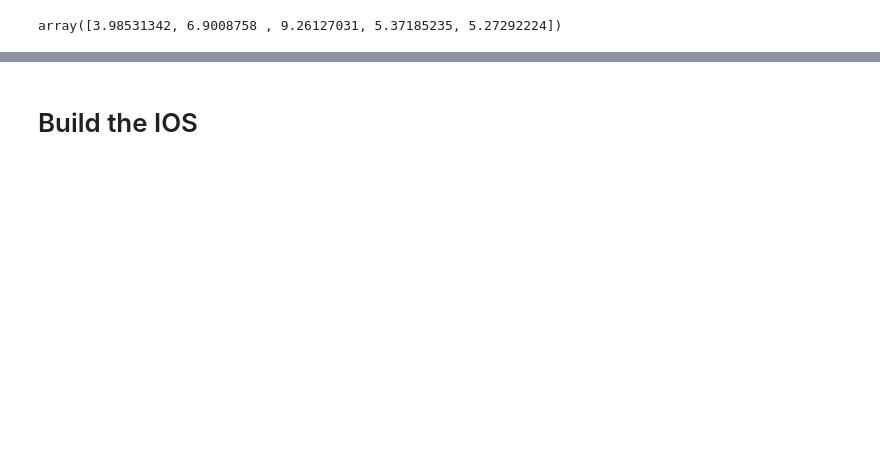
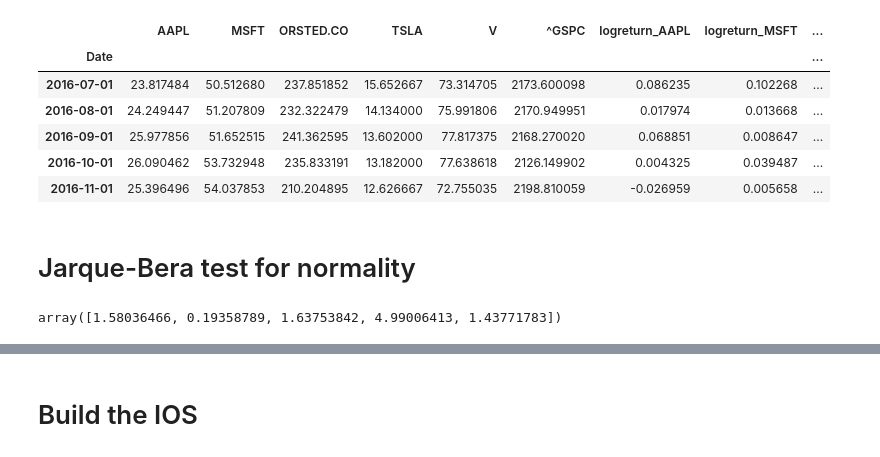
Before and after one commit to DennisSackmann/ProblemSet-1, a Jupyter notebook: main.ipynb, the cells around one changed output, grey strips where cells are left out. Cells and saved outputs as stored; diff of their text form; code cells hidden in the pictures; blank space fills up the shorter version.

```diff
--- a/main.ipynb
+++ b/main.ipynb
@@ -37,7 +29,29 @@ With an alpha of 0.05
+# %%
+#get log-return
+
+ticker = ['AAPL', 'MSFT', 'TSLA', 'ORSTED.CO', 'V', '^GSPC']
+
+for i in range(len(ticker)):
+    data.loc[:, "logreturn_" + ticker[i]] = np.log(data[ticker[i]]) - np.log(data[ticker[i]].shift())
+
+data = data.dropna()
+
+data.head()
+# %% [output]
+|  | AAPL | MSFT | ORSTED.CO | TSLA | V | ^GSPC | logreturn_AAPL | logreturn_MSFT | ... |
+| Date |  |  |  |  |  |  |  |  | ... |
+| 2016-07-01 | 23.817484 | 50.512680 | 237.851852 | 15.652667 | 73.314705 | 2173.600098 | 0.086235 | 0.102268 | ... |
+| 2016-08-01 | 24.249447 | 51.207809 | 232.322479 | 14.134000 | 75.991806 | 2170.949951 | 0.017974 | 0.013668 | ... |
+| 2016-09-01 | 25.977856 | 51.652515 | 241.362595 | 13.602000 | 77.817375 | 2168.270020 | 0.068851 | 0.008647 | ... |
+| 2016-10-01 | 26.090462 | 53.732948 | 235.833191 | 13.182000 | 77.638618 | 2126.149902 | 0.004325 | 0.039487 | ... |
+| 2016-11-01 | 25.396496 | 54.037853 | 210.204895 | 12.626667 | 72.755035 | 2198.810059 | -0.026959 | 0.005658 | ... |
+# %% [markdown]
+# Jarque-Bera test for normality
 # %%
+#remove sp500 from ticker list
+ticker = ['AAPL', 'MSFT', 'TSLA', 'ORSTED.CO', 'V']
+
 JB = np.zeros((len(ticker)))
-
-
 
 for i in range(len(ticker)):
     S = scipy.stats.skew(data["logreturn_" + ticker[i]])
@@ -48,7 +62,7 @@ for i in range(len(ticker)):
 
 JB
 # %% [output]
-array([3.98531342, 6.9008758 , 9.26127031, 5.37185235, 5.27292224])
+array([1.58036466, 0.19358789, 1.63753842, 4.99006413, 1.43771783])
 # %%
 cdf = np.zeros((len(ticker)))
 
```
Also changed, not shown: parts of 38 cells of this notebook, 4 other files.
